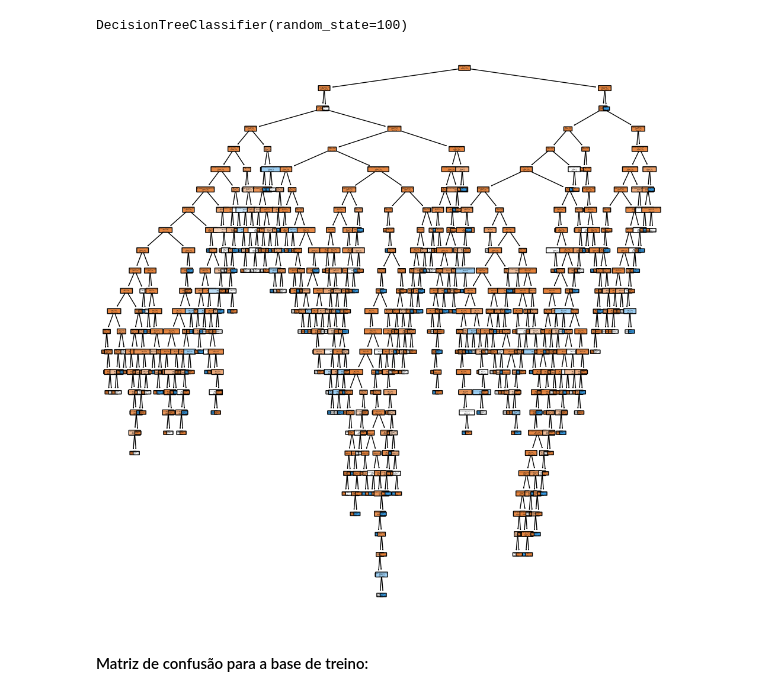
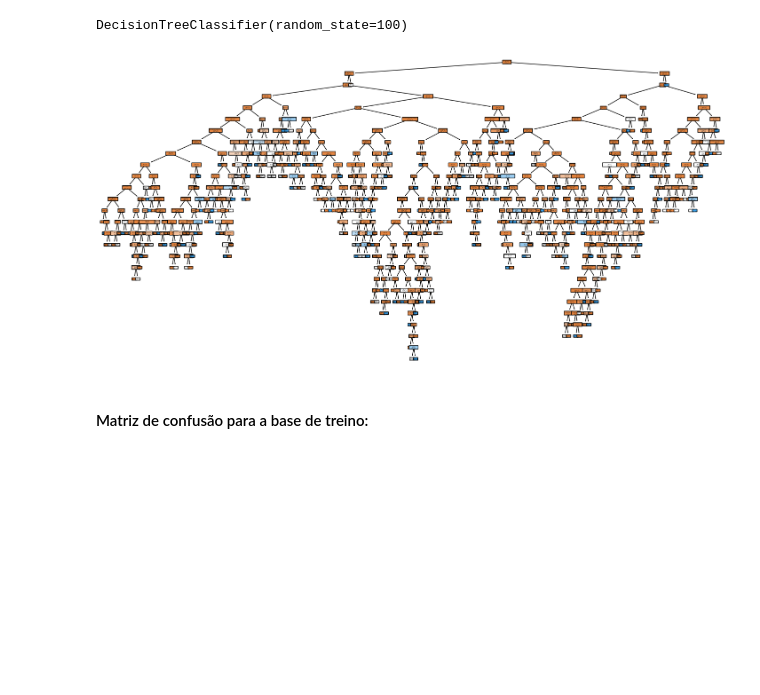
Before and after one commit to rhatiro/Credit-score, a Jupyter notebook: Projeto 01 - Classificacao de credito - Roberto Hatiro.ipynb, the cells around one changed output. Drawn from its saved outputs; the diff is of its cells as text; code cells hidden in the pictures; blank space fills up the shorter version.

Commit message:
ipynb update: ebac logo img src; dtc figsize; (#4)

```diff
--- a/Projeto 01 - Classificacao de credito - Roberto Hatiro.ipynb
+++ b/Projeto 01 - Classificacao de credito - Roberto Hatiro.ipynb
@@ -494,16 +495,16 @@ clf
 # %% [output]
 DecisionTreeClassifier(random_state=100)
 # %%
-plt.figure(figsize=(12,12))
+plt.figure(figsize=(18,9))
 plot_tree(decision_tree=clf,
           feature_names=X_train.columns,
           class_names=['bons', 'maus'],
           filled=True,
           rounded=True)
 
 plt.show()
 # %% [output]
-[figure, old version]
+[figure, new version]
 # %% [markdown]
 #### Matriz de confusão para a base de treino:
 # %%
```
Also changed, not shown: parts of 3 cells of this notebook.
